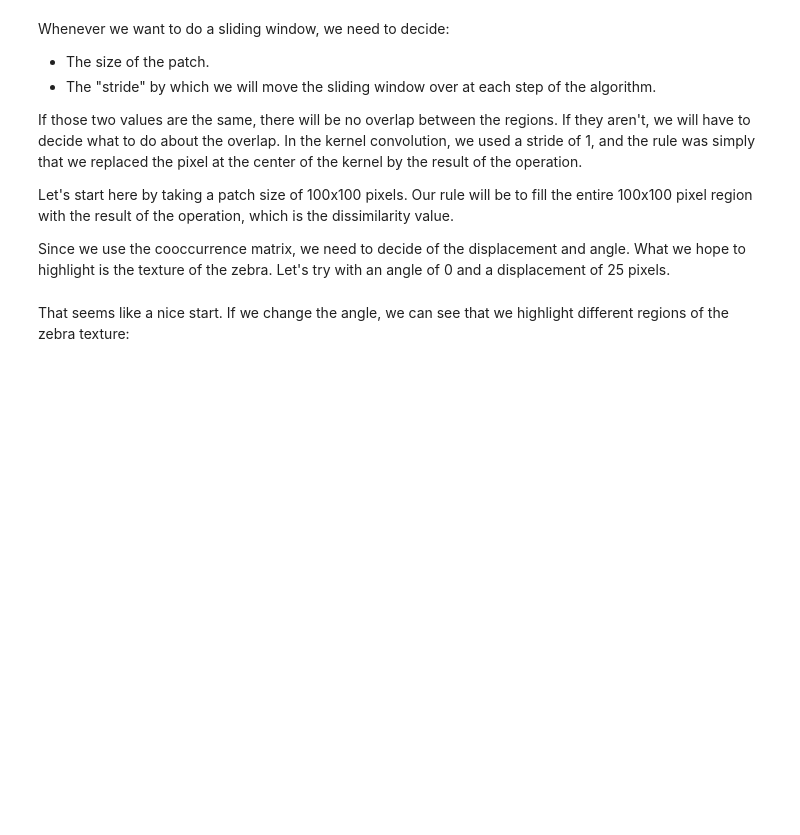
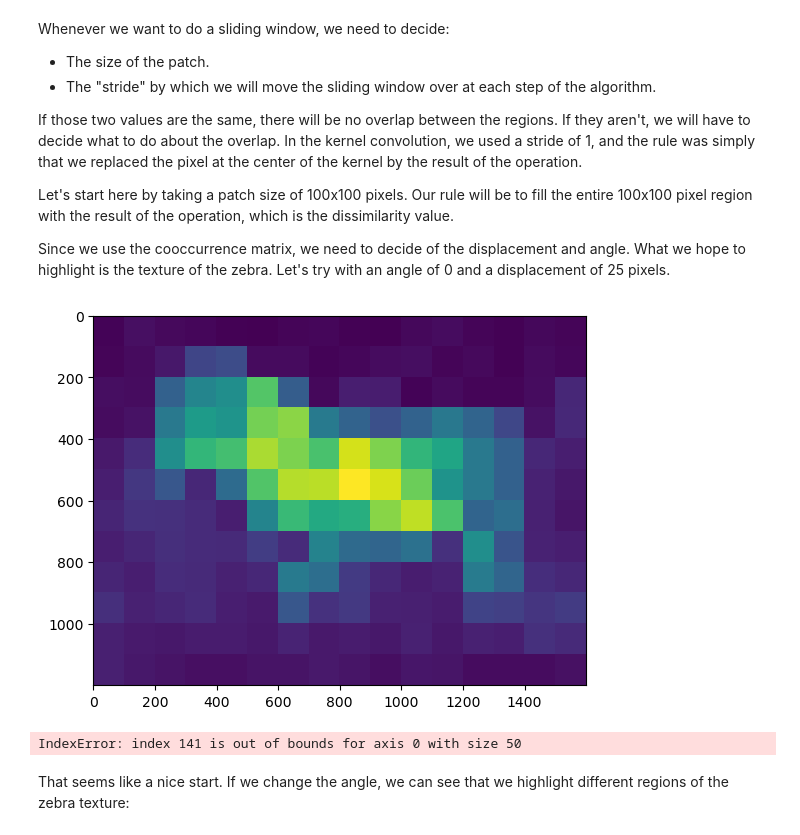
Before and after one commit to Seazs/info-h-500, a Jupyter notebook: docs/LABS/TP3_Image_Segmentation.ipynb, the cells around one changed output. Cells and saved outputs as stored; diff of their text form; code cells hidden in the pictures; blank space fills up the shorter version.

```diff
--- a/docs/LABS/TP3_Image_Segmentation.ipynb
+++ b/docs/LABS/TP3_Image_Segmentation.ipynb
@@ -204,2 +206,54 @@ def texture_descriptor(N):
+# %%
+def texture_descriptor(N):
+     ## -- Your code here -- ##
+    displacement = 25
+    angle = 0
+    glcm = graycomatrix(N, [displacement], [angle], 256)
+    return graycoprops(glcm, 'dissimilarity')[0,0]
+
+def sliding_window(im, PATCH_SIZE):
+     ## -- Your code here -- ##
+    output = np.zeros((im.shape[0], im.shape[1]))
+    for i in range(0, im.shape[0]-PATCH_SIZE[0]+1, PATCH_SIZE[0]):
+        for j in range(0, im.shape[1]-PATCH_SIZE[1]+1, PATCH_SIZE[1]):
+            patch = im[i:i+PATCH_SIZE[0], j:j+PATCH_SIZE[1]]
+            output[i:i+PATCH_SIZE[0], j:j+PATCH_SIZE[1]] = texture_descriptor(patch)
+    return output
+
+
+output = sliding_window(im, (100,100))
+
+plt.figure()
+plt.imshow(output)
+plt.show()
+# %% [output]
+[figure, added]
+# %%
+from skimage.filters import threshold_otsu, sobel
+from skimage.transform import resize
+from skimage import img_as_ubyte
+from skimage.color import rgb2hsv
+
+im = img_as_ubyte(imread("zebra.jpg", as_gray=True))
+
+im_descriptor = sliding_window(im, (50,50))
+
+
+print('texture descriptor:', im_descriptor)
+
+# plot image
+plt.figure(figsize=(10,10))
+plt.subplot(1,3,1)
+plt.imshow(im, cmap='gray')
+plt.title('origine image:')
+plt.subplot(1,3,2)
+plt.imshow(im_descriptor, cmap='gray')
+plt.title('texture descriptor:')
+plt.subplot(1,3,3)
+plt.imshow(im_descriptor*im, cmap='gray')
+plt.title('texture descriptor * origine image:')
+plt.show()
+# %% [output]
+IndexError: index 141 is out of bounds for axis 0 with size 50
 # %% [markdown]
 That seems like a nice start. If we change the angle, we can see that we highlight different regions of the zebra texture:
```
Also changed, not shown: parts of 18 cells of this notebook.
